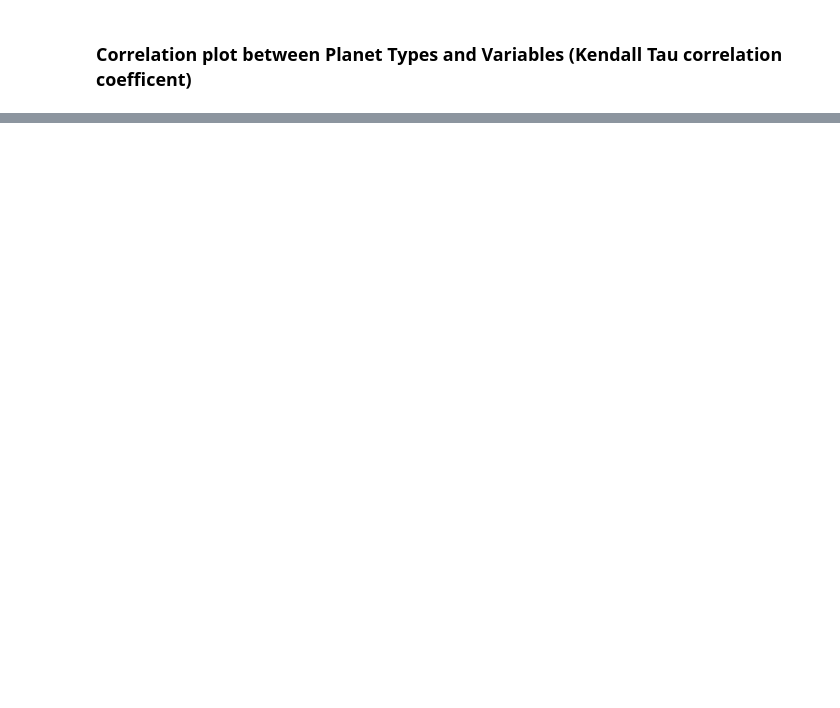
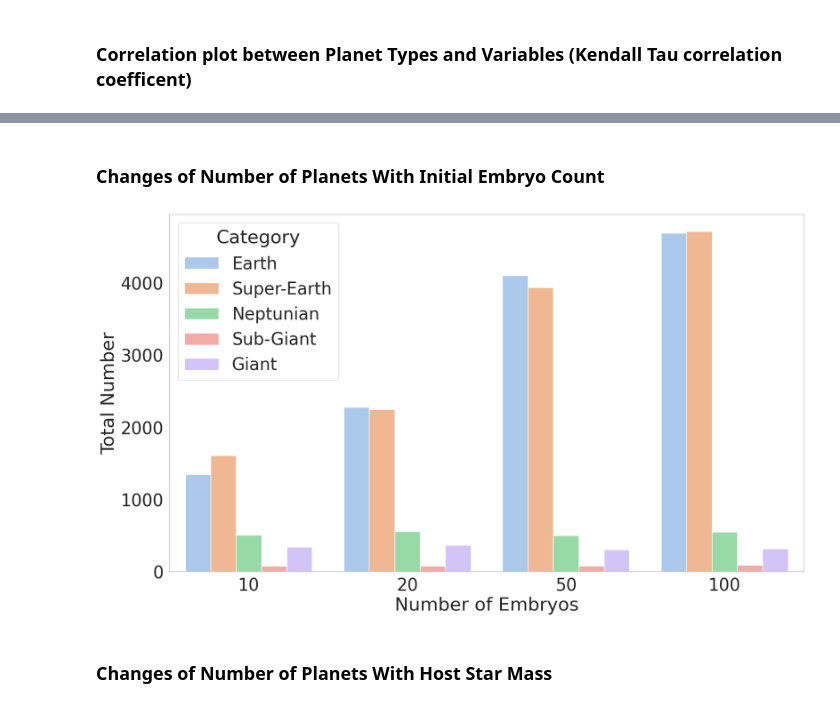
Before and after one commit to ChrisBoettner/skaro, a Jupyter notebook: notebooks/Original_NGPPS_sample.ipynb, the cells around one changed output, grey strips where cells are left out. Saved outputs shown, nothing was run; the diff lists cells and outputs as text; code cells hidden in the pictures; blank space fills up the shorter version.

```diff
--- a/notebooks/Original_NGPPS_sample.ipynb
+++ b/notebooks/Original_NGPPS_sample.ipynb
@@ -101,0 +108,23 @@ correlation_plot = sns.heatmap(
+# %% [markdown]
+### Changes of Number of Planets With Initial Embryo Count
+# %%
+num_embryo_list = [10, 20, 50, 100]
+results = pd.DataFrame()
+for num in num_embryo_list:
+    planet_model = PlanetModel(num)
+    results[num] = planet_model.prediction(
+    categories,
+    host_star_mass,
+    variables=original_variables,
+    return_full=False,
+    neighbors=1,
+).sum()
+results = results.T.reset_index().rename({"index":"Number of Embryos"}, axis="columns")
+# %%
+results_long_format = results.melt(id_vars="Number of Embryos", var_name="Category", value_name="Total Number")
+embryo_barplot = sns.barplot(x="Number of Embryos", y="Total Number", hue="Category", data=results_long_format)
+embryo_barplot.figure.savefig("plots/original_sample_number_of_embryos.pdf")
+# %% [output]
+[figure, added]
+# %% [markdown]
+### Changes of Number of Planets With Host Star Mass
```
Also changed, not shown: parts of 9 cells of this notebook, 9 other files.
